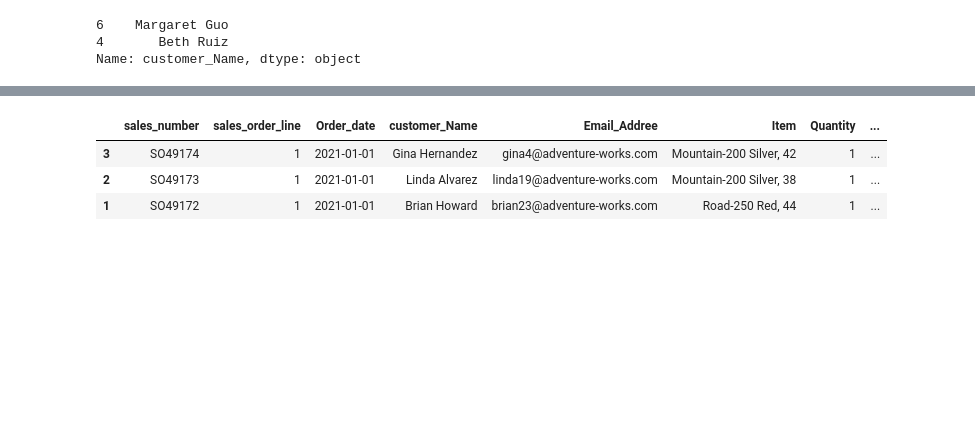
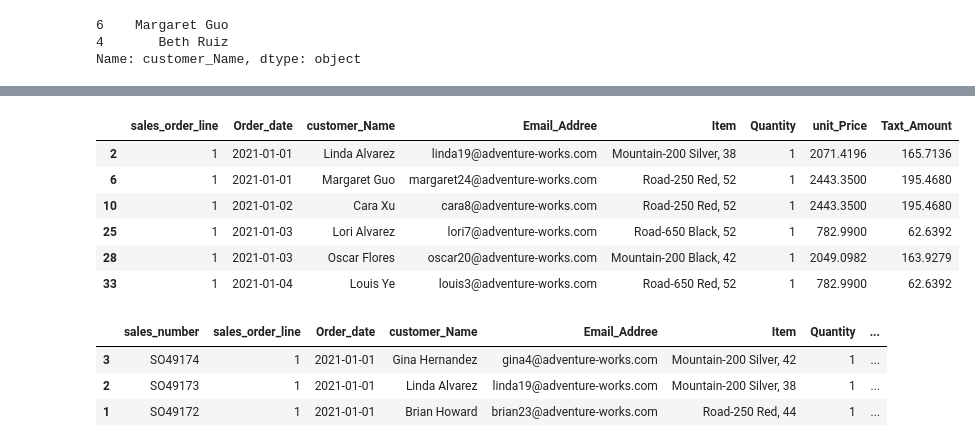
Before and after one commit to 960Subhamsingh/Data-Sciences, a Jupyter notebook: pandas/2021.ipynb, the cells around one changed output, grey strips where cells are left out. Saved outputs shown, nothing was run; the diff lists cells and outputs as text; code cells hidden in the pictures; blank space fills up the shorter version.

```diff
--- a/pandas/2021.ipynb
+++ b/pandas/2021.ipynb
@@ -68,3 +80,13 @@ Name: customer_Name, dtype: object
+# %%
+df.iloc[[2, 6, 10, 25, 28, 33], 1:10]
+# %% [output]
+|  | sales_order_line | Order_date | customer_Name | Email_Addree | Item | Quantity | unit_Price | Taxt_Amount |
+| 2 | 1 | 2021-01-01 | Linda Alvarez | linda19@adventure-works.com | Mountain-200 Silver, 38 | 1 | 2071.4196 | 165.7136 |
+| 6 | 1 | 2021-01-01 | Margaret Guo | margaret24@adventure-works.com | Road-250 Red, 52 | 1 | 2443.3500 | 195.4680 |
+| 10 | 1 | 2021-01-02 | Cara Xu | cara8@adventure-works.com | Road-250 Red, 52 | 1 | 2443.3500 | 195.4680 |
+| 25 | 1 | 2021-01-03 | Lori Alvarez | lori7@adventure-works.com | Road-650 Black, 52 | 1 | 782.9900 | 62.6392 |
+| 28 | 1 | 2021-01-03 | Oscar Flores | oscar20@adventure-works.com | Mountain-200 Black, 42 | 1 | 2049.0982 | 163.9279 |
+| 33 | 1 | 2021-01-04 | Louis Ye | louis3@adventure-works.com | Road-650 Red, 52 | 1 | 782.9900 | 62.6392 |
 # %%
 df.iloc[[3,2,1]]
 # %% [output]
```
Also changed, not shown: parts of 1 cell of this notebook.
